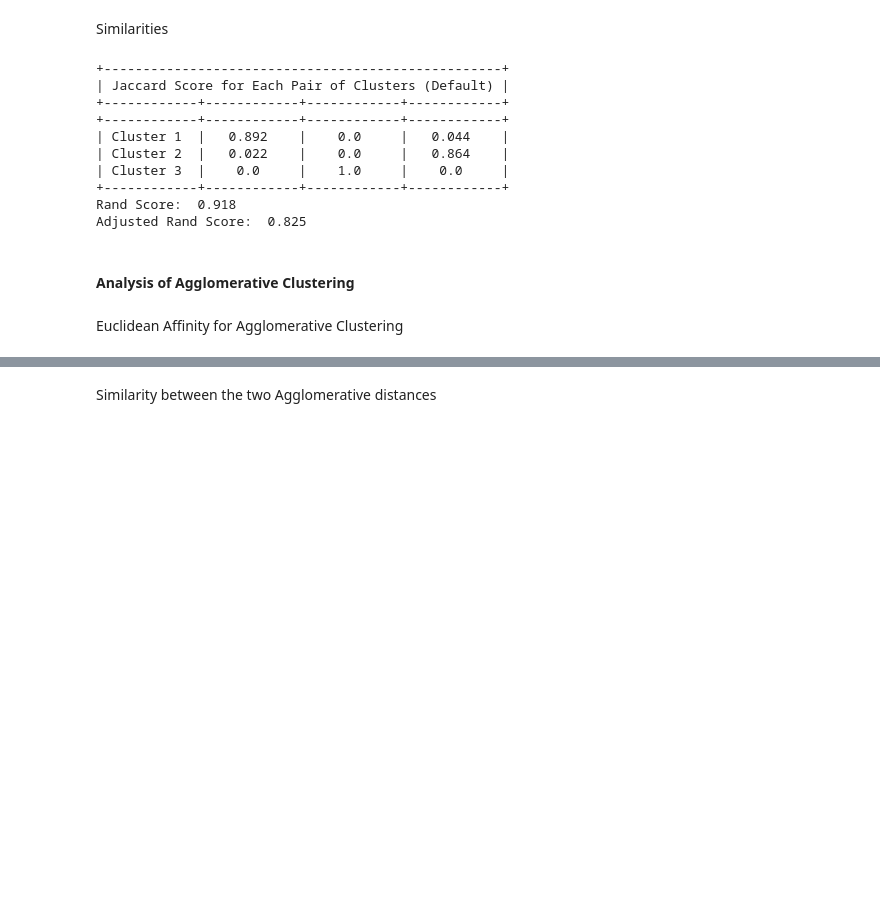
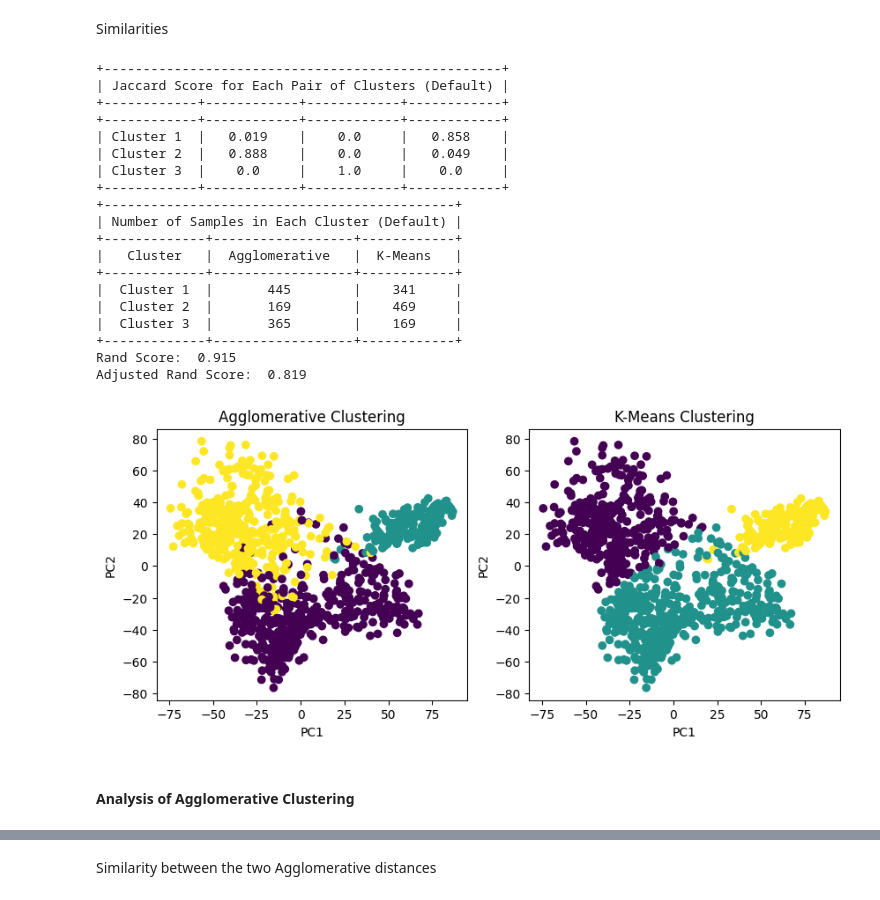
Before and after one commit to faverogian/ECSE556, a Jupyter notebook: Assignment 1/Clustering.ipynb, the cells around one changed output, grey strips where cells are left out. Drawn from its saved outputs; the diff is of its cells as text; code cells hidden in the pictures; blank space fills up the shorter version.

```diff
--- a/Assignment 1/Clustering.ipynb
+++ b/Assignment 1/Clustering.ipynb
@@ -13,3 +13,9 @@ import numpy as np
 data = np.genfromtxt('Data/gdsc_expr_postCB.csv', delimiter=',')
 data = data[1:,1:]
 data = np.transpose(data)
+
+# Comment out for unscaled data
+'''from sklearn.preprocessing import StandardScaler
+scaler = StandardScaler()
+scaler.fit(data)
+data = scaler.transform(data)'''
@@ -55,38 +63,81 @@ import prettytable as pt
 # Jaccard score for each pair of clusters
 jaccards = []
 for i in range(3):
     for j in range(3):
         jaccards.append(jaccard_score(agglo_labels == i, k_labels == j).round(3))
 
 # Make table of jaccard scores
 default_t = pt.PrettyTable()
 default_t.field_names = ['', 'Cluster 1', 'Cluster 2', 'Cluster 3']
 default_t.title = 'Jaccard Score for Each Pair of Clusters (Default)'
 
 for i in range(3):
     default_t.add_row([f'Cluster {i+1}', jaccards[i], jaccards[i+3], jaccards[i+6]])
 
 print(default_t)
 
+# Make table comparing number of samples in each cluster for both clustering methods
+default_prop_t = pt.PrettyTable()
+default_prop_t.field_names = ['Cluster', 'Agglomerative', 'K-Means']
+default_prop_t.title = 'Number of Samples in Each Cluster (Default)'
+default_prop_t.add_row(['Cluster 1', np.count_nonzero(agglo_labels == 0), np.count_nonzero(k_labels == 0)])
+default_prop_t.add_row(['Cluster 2', np.count_nonzero(agglo_labels == 1), np.count_nonzero(k_labels == 1)])
+default_prop_t.add_row(['Cluster 3', np.count_nonzero(agglo_labels == 2), np.count_nonzero(k_labels == 2)])
+
+print(default_prop_t)
+
 # Rand score for agglomerative and k-means clustering
 def_rand = rand_score(agglo_labels, k_labels).round(3)
 print("Rand Score: ", def_rand)
 
 # Adjusted rand score for agglomerative and k-means clustering
 def_adj_rand = adjusted_rand_score(agglo_labels, k_labels).__round__(3)
 print("Adjusted Rand Score: ", def_adj_rand)
+
+# Visualize results
+import matplotlib.pyplot as plt
+from sklearn.decomposition import PCA
+
+# PCA to reduce data to 2 dimensions
+pca = PCA(n_components=2)
+pca.fit(data)
+data_pca = pca.transform(data)
+
+# Plot agglomerative clustering results
+plt.figure(figsize=(10, 4))
+plt.subplot(121)
+plt.scatter(data_pca[:,0], data_pca[:,1], c=agglo_labels, cmap='viridis')
+plt.title('Agglomerative Clustering')
+plt.xlabel('PC1')
+plt.ylabel('PC2')
+
+# Plot k-means clustering results
+plt.subplot(122)
+plt.scatter(data_pca[:,0], data_pca[:,1], c=k_labels, cmap='viridis')
+plt.title('K-Means Clustering')
+plt.xlabel('PC1')
+plt.ylabel('PC2')
+plt.show()
 # %% [output]
 +---------------------------------------------------+
 | Jaccard Score for Each Pair of Clusters (Default) |
 +------------+------------+------------+------------+
 +------------+------------+------------+------------+
-| Cluster 1  |   0.892    |    0.0     |   0.044    |
-| Cluster 2  |   0.022    |    0.0     |   0.864    |
+| Cluster 1  |   0.019    |    0.0     |   0.858    |
+| Cluster 2  |   0.888    |    0.0     |   0.049    |
 | Cluster 3  |    0.0     |    1.0     |    0.0     |
 +------------+------------+------------+------------+
-Rand Score:  0.918
-Adjusted Rand Score:  0.825
++---------------------------------------------+
+| Number of Samples in Each Cluster (Default) |
++-------------+------------------+------------+
+|   Cluster   |  Agglomerative   |  K-Means   |
++-------------+------------------+------------+
+|  Cluster 1  |       445        |    341     |
+|  Cluster 2  |       169        |    469     |
+|  Cluster 3  |       365        |    169     |
++-------------+------------------+------------+
+Rand Score:  0.915
+Adjusted Rand Score:  0.819
+[figure, added]
 # %% [markdown]
 #### Analysis of Agglomerative Clustering
-# %% [markdown]
-Euclidean Affinity for Agglomerative Clustering
```
Also changed, not shown: parts of 9 cells of this notebook, 8 other files.
